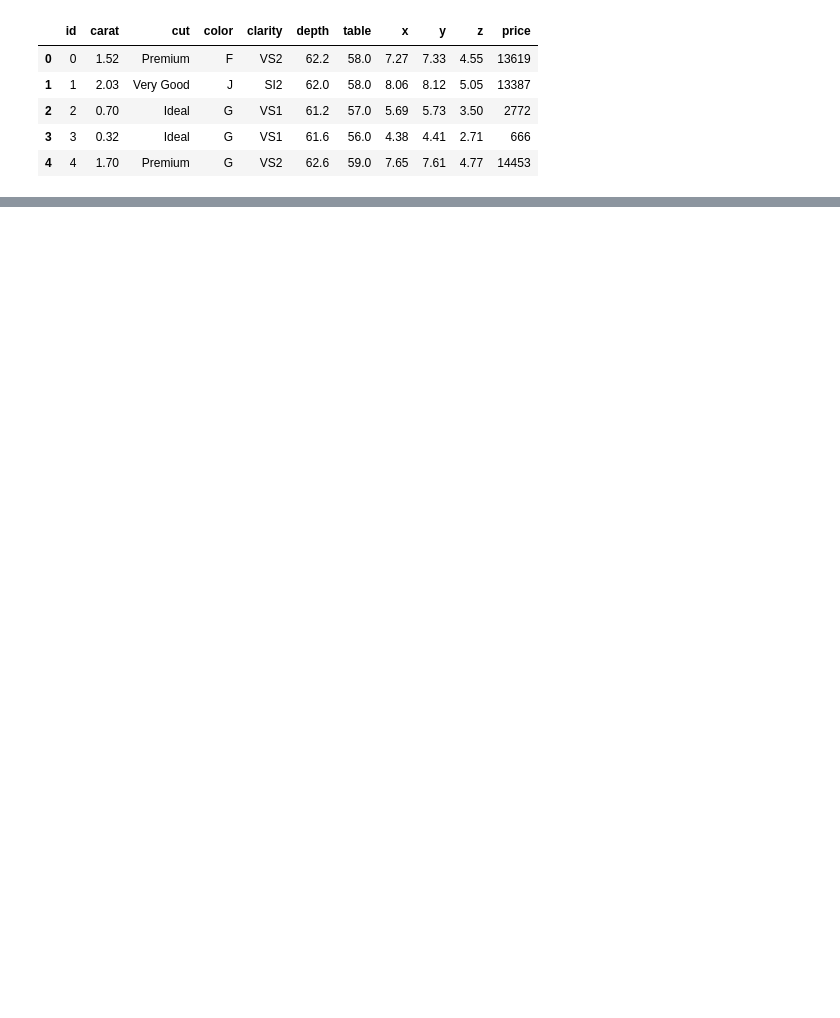
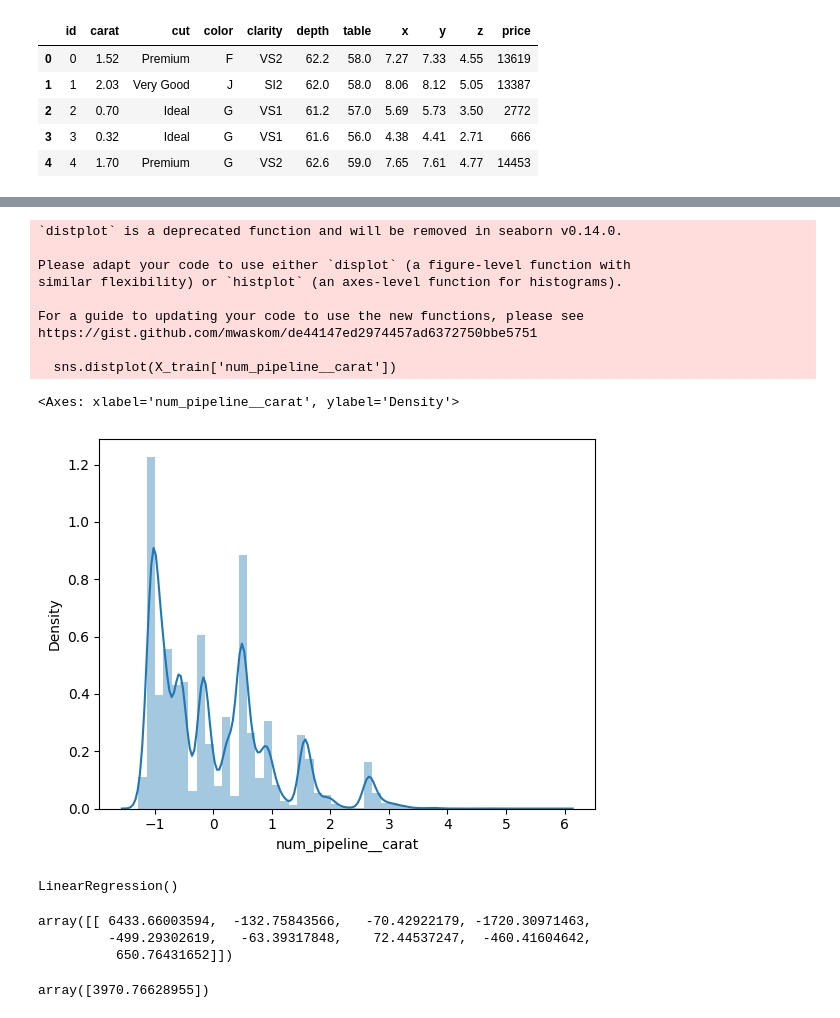
Before and after one commit to abhishek9822/Linear_regression, a Jupyter notebook: notebooks/Model_Training.ipynb, the cells around one changed output, grey strips where cells are left out. Cells and saved outputs as stored; diff of their text form; code cells hidden in the pictures; blank space fills up the shorter version.

```diff
--- a/notebooks/Model_Training.ipynb
+++ b/notebooks/Model_Training.ipynb
@@ -17 +22,6 @@ y=df[['price']]
+# %%
+# Define the custom ranking for each ordinal variable
+cut_categories = ['Fair', 'Good', 'Very Good','Premium','Ideal']
+color_categories = ['D', 'E', 'F', 'G', 'H', 'I', 'J']
+clarity_categories = ['I1','SI2','SI1','VS2','VS1','VVS2','VVS1','IF']
 # %%
@@ -19,0 +34,33 @@ from sklearn.preprocessing import StandardScaler
+# %%
+
+## Numerical Pipeline
+num_pipeline=Pipeline(
+    steps=[
+    ('imputer',SimpleImputer(strategy='median')),
+    ('scaler',StandardScaler())
+
+    ]
+
+)
+
+# Categorigal Pipeline
+cat_pipeline=Pipeline(
+    steps=[
+    ('imputer',SimpleImputer(strategy='most_frequent')),
+    ('ordinalencoder',OrdinalEncoder(categories=[cut_categories,color_categories,clarity_categories])),
+    ('scaler',StandardScaler())
+    ]
+
+)
+
+preprocessor=ColumnTransformer([
+('num_pipeline',num_pipeline,numerical_cols),
+('cat_pipeline',cat_pipeline,categorical_cols)
+])
+# %%
+# train test split
+from sklearn.model_selection import train_test_split
+X_train,X_test,y_train,y_test=train_test_split(X,Y,test_size=0.30,random_state=30)
+# %%
+X_train=pd.DataFrame(preprocessor.fit_transform(X_train),columns=preprocessor.get_feature_names_out())
+X_test = pd.DataFrame(preprocessor.transform(X_test),columns=preprocessor.get_feature_names_out())
@@ -19,0 +76,15 @@ from sklearn.preprocessing import StandardScaler
+# %%
+import seaborn as sns
+sns.distplot(X_train['num_pipeline__carat'])
+# %% [output]
+`distplot` is a deprecated function and will be removed in seaborn v0.14.0.
+
+Please adapt your code to use either `displot` (a figure-level function with
+similar flexibility) or `histplot` (an axes-level function for histograms).
+
+For a guide to updating your code to use the new functions, please see
+https://gist.github.com/mwaskom/de44147ed2974457ad6372750bbe5751
+
+  sns.distplot(X_train['num_pipeline__carat'])
+<Axes: xlabel='num_pipeline__carat', ylabel='Density'>
+[figure, added]
@@ -19,0 +95,15 @@ from sklearn.preprocessing import StandardScaler
+# %%
+regression = LinearRegression()
+regression.fit(X_train,y_train)
+# %% [output]
+LinearRegression()
+# %%
+regression.coef_
+# %% [output]
+array([[ 6433.66003594,  -132.75843566,   -70.42922179, -1720.30971463,
+         -499.29302619,   -63.39317848,    72.44537247,  -460.41604642,
+          650.76431652]])
+# %%
+regression.intercept_
+# %% [output]
+array([3970.76628955])
```
Also changed, not shown: parts of 9 cells of this notebook, 11 other files.
